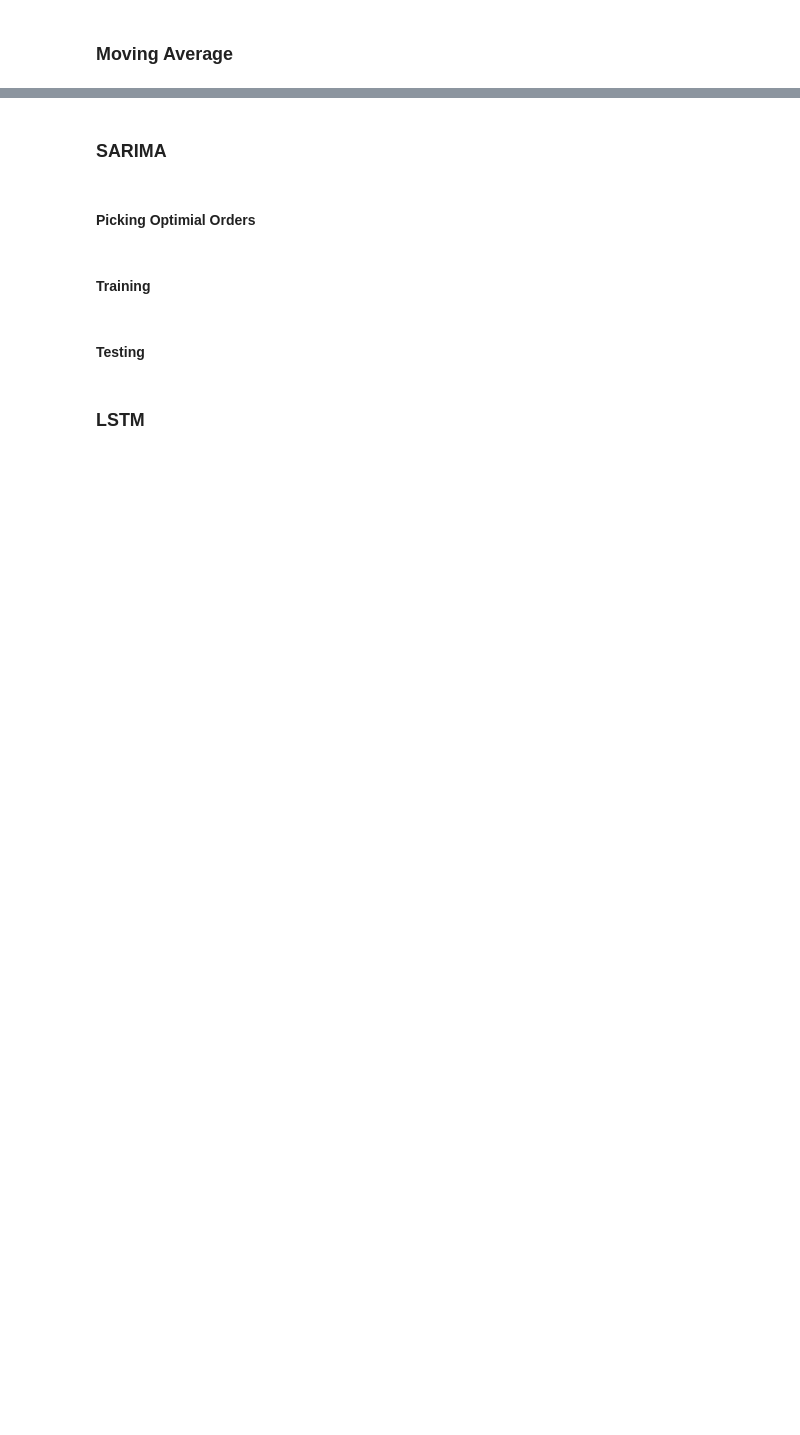
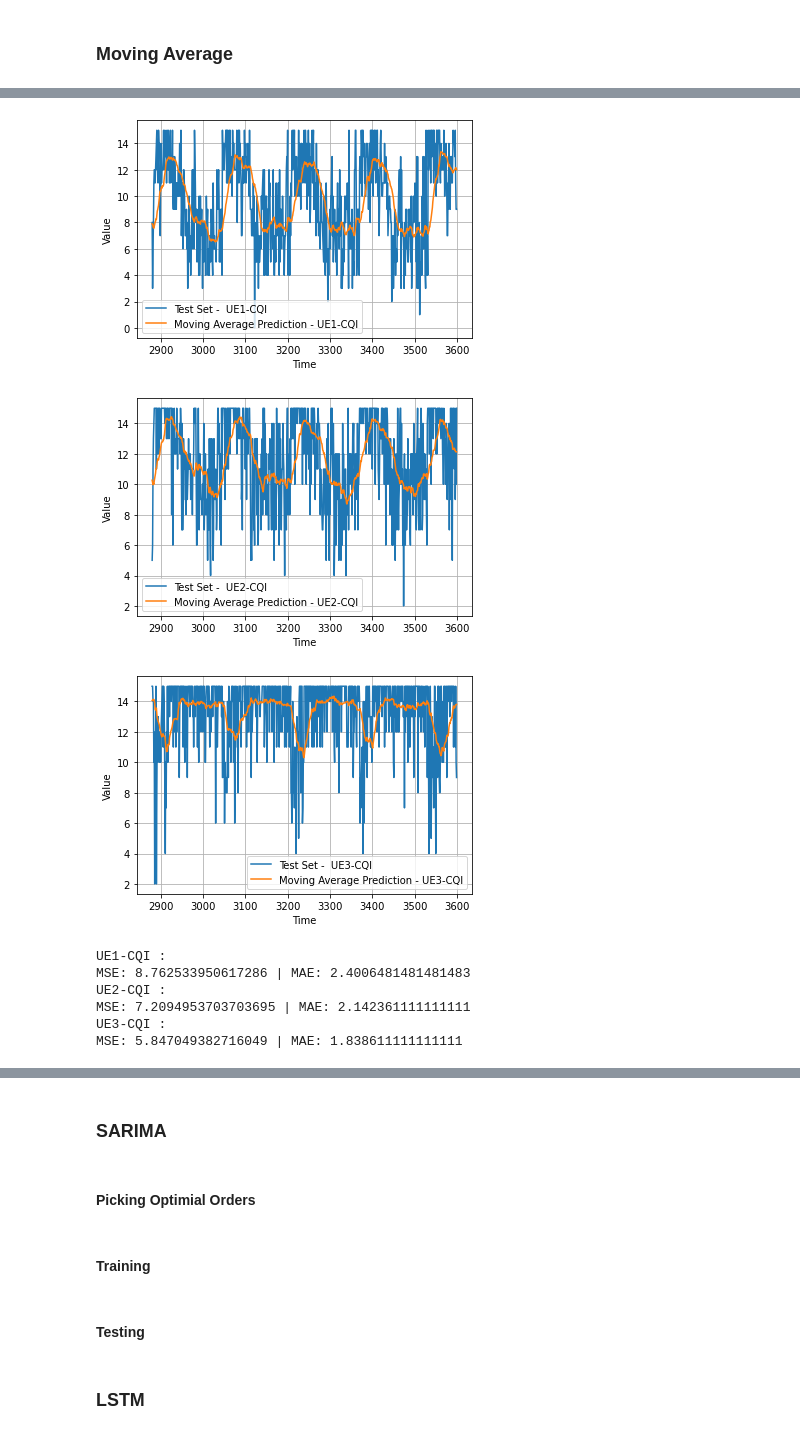
Before and after one commit to KareemElozeiri/5G-Network-Data-Forecasting, a Jupyter notebook: analysis.ipynb, the cells around one changed output, grey strips where cells are left out. Saved outputs shown, nothing was run; the diff lists cells and outputs as text; code cells hidden in the pictures; blank space fills up the shorter version.

```diff
--- a/analysis.ipynb
+++ b/analysis.ipynb
@@ -471,2 +477,16 @@ for col in train.columns:
 # %% [markdown]
 ### Moving Average
+# %%
+def moving_average_forecast(series, window_size):
+    """Forecasts the mean of the last few values.
+        If window_size=1, then this is equivalent to naive forecast"""
+
+    forecast = []
+
+    for time in range(len(series) - window_size):
+        forecast.append(series[time:time + window_size].mean())
+
+    # Conver to a numpy array
+    np_forecast = np.array(forecast)
+
+    return np_forecast
@@ -472,0 +495,34 @@ for col in train.columns:
+# %%
+UEs_y_hat = {}
+window_size = 30
+# %%
+for col in train.columns:
+    moving_avg = moving_average_forecast(UEs_series[col], window_size=window_size)
+    UEs_y_hat[col] = moving_avg[train_size-window_size:]
+# %%
+for col in train.columns:
+    plt.title(f"{col} Test/Forecast")
+    plot_series(time_test, UEs_test[col], label=f"Test Set -  {col}")
+    plot_series(time_test, UEs_y_hat[col], label=f"Moving Average Prediction - {col}")
+    plt.show()
+# %% [output]
+[figure, added]
+[figure, added]
+[figure, added]
+# %%
+MSEs["MA"] = {}
+MAEs["MA"] = {}
+
+for col in train.columns:
+
+    MSEs["MA"][col] = MSE(UEs_test[col], UEs_y_hat[col])
+    MAEs["MA"][col] = MAE(UEs_test[col], UEs_y_hat[col])
+    print(col,":")
+    print(f"MSE: {MSEs['MA'][col]} | MAE: {MAEs['MA'][col]}")
+# %% [output]
+UE1-CQI :
+MSE: 8.762533950617286 | MAE: 2.4006481481481483
+UE2-CQI :
+MSE: 7.2094953703703695 | MAE: 2.142361111111111
+UE3-CQI :
+MSE: 5.847049382716049 | MAE: 1.838611111111111
```
Also changed, not shown: parts of 9 cells of this notebook.
